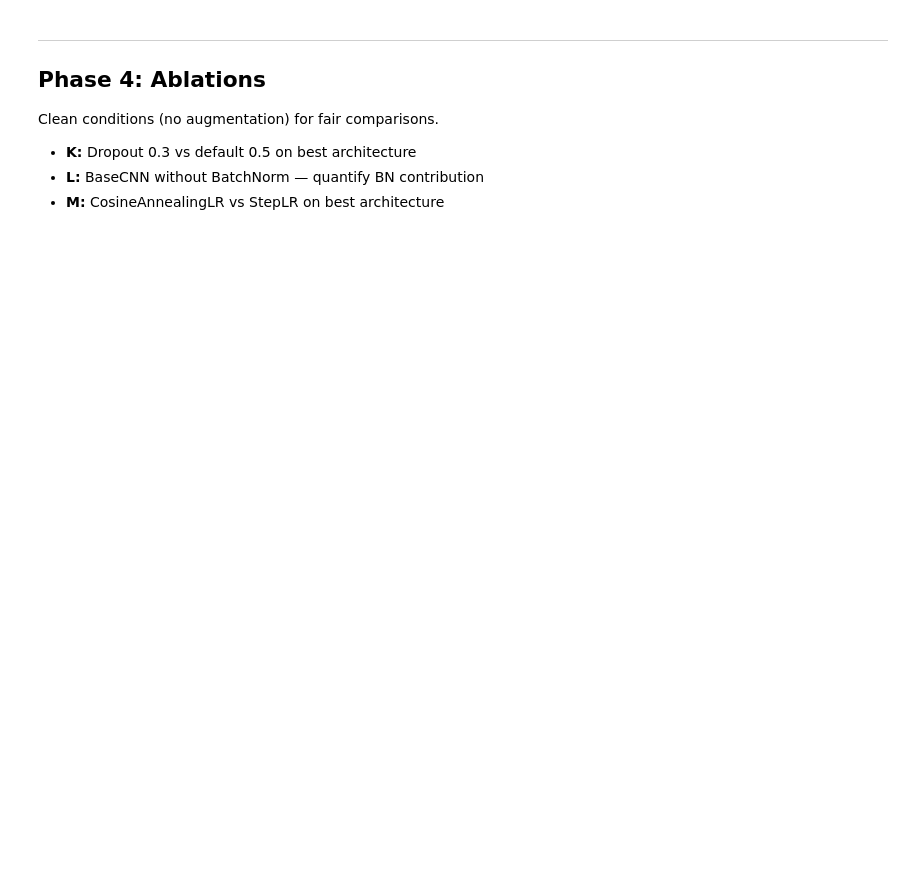
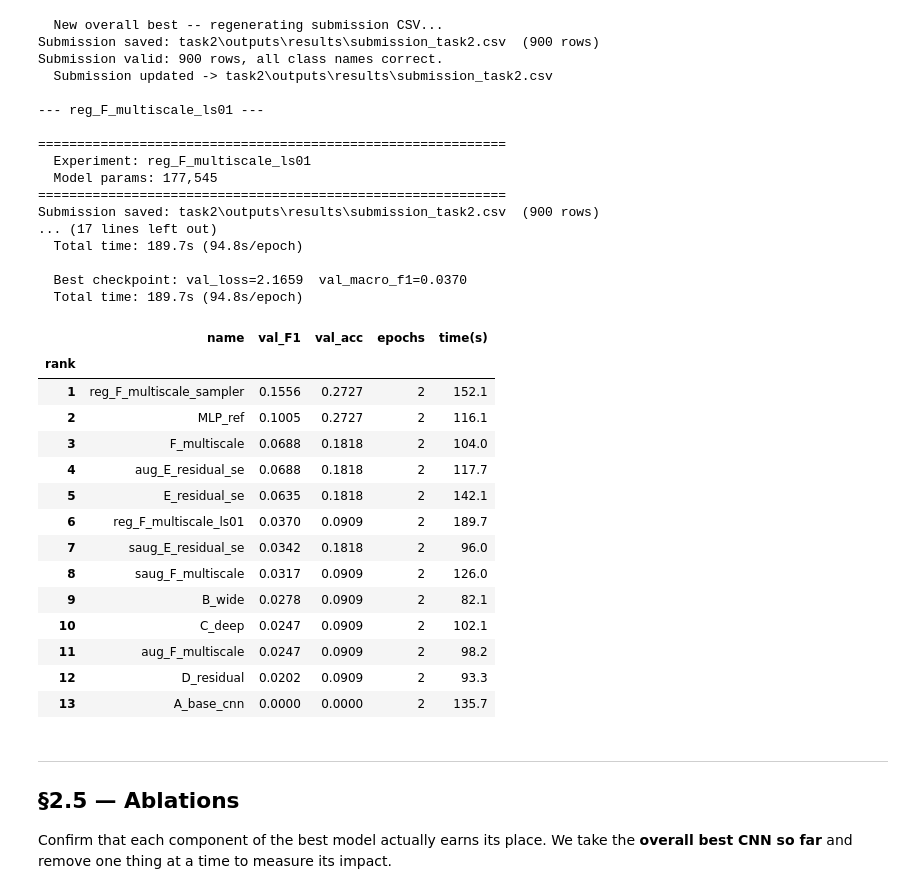
Before and after one commit to fmssilva/DL_Proj, a Jupyter notebook: assignment_1/task2/task2.ipynb, the cells around one changed output. Drawn from its saved outputs; the diff is of its cells as text; code cells hidden in the pictures; blank space fills up the shorter version.

```diff
--- a/assignment_1/task2/task2.ipynb
+++ b/assignment_1/task2/task2.ipynb
@@ -64,7 +81,7 @@ ______
 # ==============  FLIP THESE FLAGS  ===============================
 FAST_RUN         = True   # True = smoke-test (tiny data, 2 epochs) | False = real Colab run
 SAVE_IN_EACH_RUN = False   # True = zip outputs to DRIVE_OUTPUTS_DIR after every experiment
-USE_DRIVE        = True    # True = enable save/restore of outputs zip
+USE_DRIVE        = False    # True = enable save/restore of outputs zip
 # =================================================================
 
 TASK_NAME = "task2"
@@ -667,8 +1064,32 @@ model_I, history_I = run_experiment(model_I, "I_best_sampler", criterion_I, opti
 # %%
-# J: label smoothing on best arch + standard aug
-model_J = model_registry["J_best_ls"]["model"]().to(device)
-criterion_J = model_registry["J_best_ls"]["criterion"]()
-optimizer_J = torch.optim.Adam(model_J.parameters(), lr=LR)
-scheduler_J = torch.optim.lr_scheduler.StepLR(optimizer_J, step_size=5, gamma=0.5)
+# ── Phase 3 experiments ───────────────────────────────────────────────────────
+# Each variant uses the same architecture as phase3_base, just a different loss or sampling strategy.
+# The augmentation pipeline stays the same as the Phase 3 base — we only vary the regularisation.
 
-model_J, history_J = run_experiment(model_J, "J_best_ls", criterion_J, optimizer_J, scheduler_J, loaders_aug)
+REG_VARIANTS = {
+    # sampler: rebalance batches instead of weighting the loss
+    f"reg_{phase3_base}_sampler": {
+        "criterion": lambda: nn.CrossEntropyLoss(),  # no weights — sampler handles imbalance
+        "loaders": build_loaders(strong_aug=phase3_strong_aug, augment=(not phase3_strong_aug), use_sampler=True),
+    },
+    # label smoothing: softens one-hot targets, helps calibration
+    f"reg_{phase3_base}_ls01": {
+        "criterion": lambda: nn.CrossEntropyLoss(weight=class_weights, label_smoothing=0.1),
+        "loaders": phase3_loaders,
+    },
+}
+
+for exp_name, variant in REG_VARIANTS.items():
+    print(f"\n--- {exp_name} ---")
+    model = phase3_entry["model"]().to(device)
+    criterion = variant["criterion"]()
+    optimizer = torch.optim.Adam(model.parameters(), lr=LR)
+    scheduler = torch.optim.lr_scheduler.StepLR(optimizer, step_size=5, gamma=0.5)
+    model, history = run_experiment(model, exp_name, criterion, optimizer, scheduler, variant["loaders"])
+
+    # register — same model factory, different criterion
+    model_registry[exp_name] = {
+        "model": phase3_entry["model"],
+        "criterion": variant["criterion"],
+    }
+# %% [output]
@@ -675,8 +1128,38 @@ model_J, history_J = run_experiment(model_J, "J_best_ls", criterion_J, optimizer
+  New overall best -- regenerating submission CSV...
+Submission saved: task2\outputs\results\submission_task2.csv  (900 rows)
+Submission valid: 900 rows, all class names correct.
+  Submission updated -> task2\outputs\results\submission_task2.csv
+
+--- reg_F_multiscale_ls01 ---
+
+============================================================
+  Experiment: reg_F_multiscale_ls01
+  Model params: 177,545
+============================================================
+Submission saved: task2\outputs\results\submission_task2.csv  (900 rows)
+... (17 lines left out)
+  Total time: 189.7s (94.8s/epoch)
+
+  Best checkpoint: val_loss=2.1659  val_macro_f1=0.0370
+  Total time: 189.7s (94.8s/epoch)
+|  | name | val_F1 | val_acc | epochs | time(s) |
+| rank |  |  |  |  |  |
+| 1 | reg_F_multiscale_sampler | 0.1556 | 0.2727 | 2 | 152.1 |
+| 2 | MLP_ref | 0.1005 | 0.2727 | 2 | 116.1 |
+| 3 | F_multiscale | 0.0688 | 0.1818 | 2 | 104.0 |
+| 4 | aug_E_residual_se | 0.0688 | 0.1818 | 2 | 117.7 |
+| 5 | E_residual_se | 0.0635 | 0.1818 | 2 | 142.1 |
+| 6 | reg_F_multiscale_ls01 | 0.0370 | 0.0909 | 2 | 189.7 |
+| 7 | saug_E_residual_se | 0.0342 | 0.1818 | 2 | 96.0 |
+| 8 | saug_F_multiscale | 0.0317 | 0.0909 | 2 | 126.0 |
+| 9 | B_wide | 0.0278 | 0.0909 | 2 | 82.1 |
+| 10 | C_deep | 0.0247 | 0.0909 | 2 | 102.1 |
+| 11 | aug_F_multiscale | 0.0247 | 0.0909 | 2 | 98.2 |
+| 12 | D_residual | 0.0202 | 0.0909 | 2 | 93.3 |
+| 13 | A_base_cnn | 0.0000 | 0.0000 | 2 | 135.7 |
 # %% [markdown]
 ---
-## Phase 4: Ablations
+## §2.5 — Ablations
 
-Clean conditions (no augmentation) for fair comparisons.
-- **K:** Dropout 0.3 vs default 0.5 on best architecture
-- **L:** BaseCNN without BatchNorm — quantify BN contribution
-- **M:** CosineAnnealingLR vs StepLR on best architecture
+Confirm that each component of the best model actually earns its place.
+We take the **overall best CNN so far** and remove one thing at a time to measure its impact.
```
Also changed, not shown: parts of 62 cells of this notebook, 2 other files.
